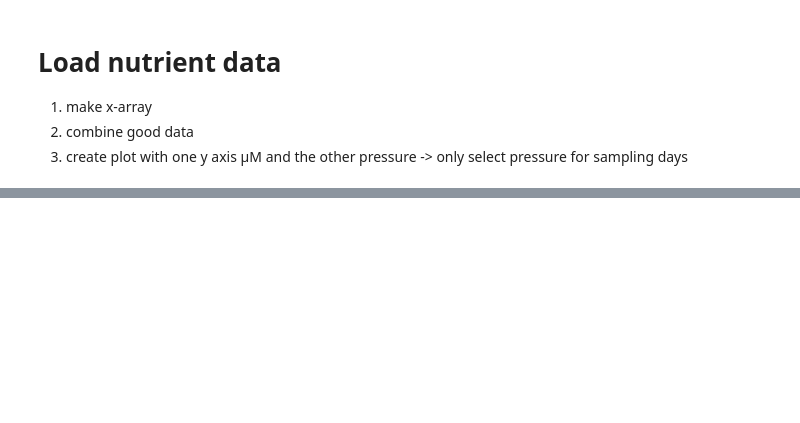
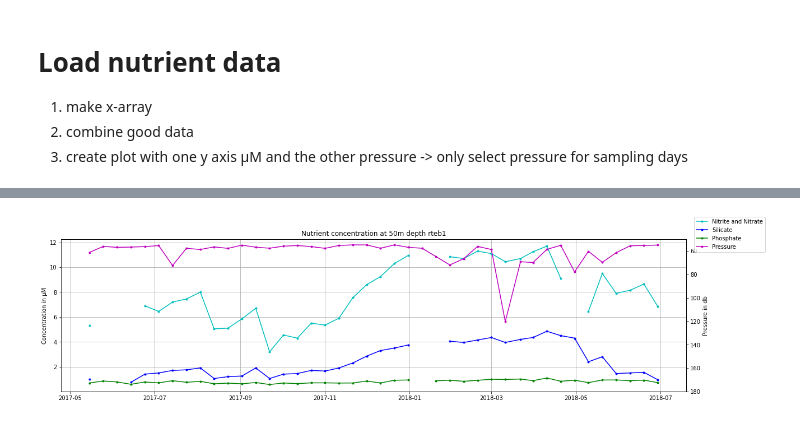
Before and after one commit to Marie-Louise-Korte/Rockall_Trough_MHW, a Jupyter notebook: Load_Nutrient_Data.ipynb, the cells around one changed output, grey strips where cells are left out. Cells and saved outputs as stored; diff of their text form; code cells hidden in the pictures; blank space fills up the shorter version.

```diff
--- a/Load_Nutrient_Data.ipynb
+++ b/Load_Nutrient_Data.ipynb
@@ -52,0 +87,20 @@ ds_N
+# %%
+def combine_good(ds_1, ds_2, flag_1, flag_2):
+    N1 = ds_1.where(flag_1==2)
+    N2 = ds_2.where(flag_2==2)
+    N = xr.concat([N1, N2], dim = 'sample')
+    N = N.mean('sample', keep_attrs=True)
+
+    return N
+# %%
+N = combine_good(ds_N['Nitrite+Nitrate1'], ds_N['Nitrite+Nitrate2'], ds_N.Nit1_flag, ds_N.Nit2_flag)
+S = combine_good(ds_N['Silicate1'], ds_N['Silicate2'], ds_N.Silc1_flag, ds_N.Silc2_flag)
+P = combine_good(ds_N['Phosphate1'], ds_N['Phosphate2'], ds_N.Phos1_flag, ds_N.Phos2_flag)
+
+ds_Nutr = xr.merge([N,S,P])
+# %%
+ds_Nutr = ds_Nutr.rename_vars({'Nitrite+Nitrate1':'NitriteNitrate',
+                               'Silicate1':'Silicate',
+                               'Phosphate1':'Phosphate'})
+# %%
+ds_Nutr['pres'] = ds_eb.pres.sel(depth=50).where(ds_Nutr.time.notnull())
@@ -52,0 +120,21 @@ ds_N
+# %%
+fig, ax = plt.subplots(1,1, figsize=(20,5))
+ax2 = ax.twinx()
+ax.plot(ds_Nutr.time, ds_Nutr.NitriteNitrate, 'c.-', label = 'Nitrite and Nitrate')
+ax.plot(ds_Nutr.time, ds_Nutr.Silicate, 'b.-', label = 'Silicate')
+ax.plot(ds_Nutr.time, ds_Nutr.Phosphate, 'g.-', label = 'Phosphate')
+ax.grid()
+ax.set_ylabel('Concentration in µM');
+ax.set_xlabel('');
+ax.set_title('Nutrient concentration at 50m depth rteb1');
+
+ax2.plot(ds_Nutr.time, ds_Nutr.pres, 'm.-', label = 'Pressure');
+ax2.set_ylim(180,50)
+ax2.set_ylabel('Pressure in db');
+
+fig.legend();
+#fig.tight_layout()
+
+fig.savefig('figures/Nutrients_and_Pressure', dpi = 300)
+# %% [output]
+[figure, added]
```
Also changed, not shown: parts of 13 cells of this notebook.
